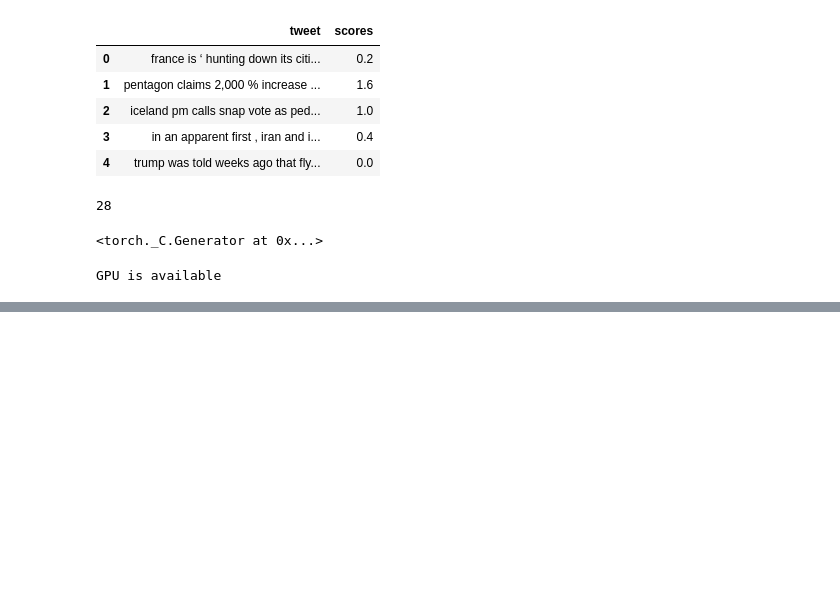
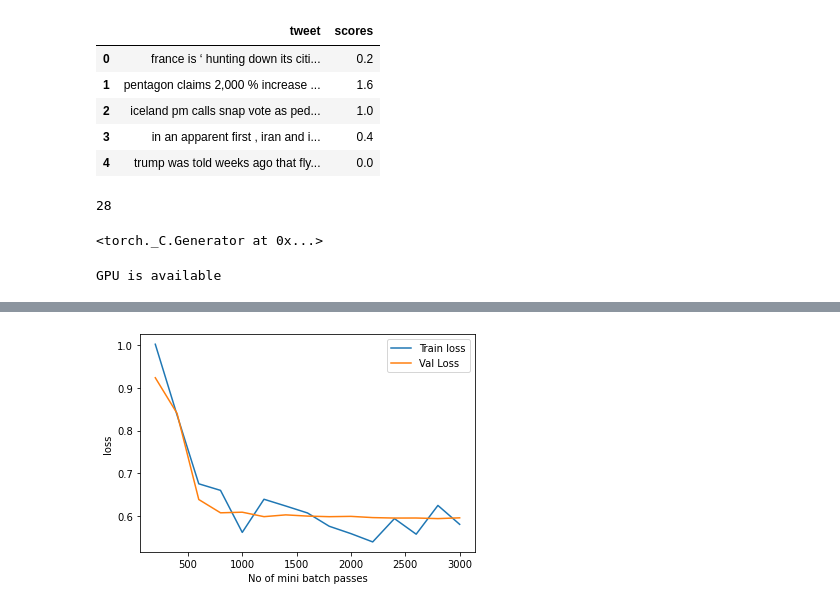
Before and after one commit to shashank-m/humour_detection, a Jupyter notebook: funny.ipynb, the cells around one changed output, grey strips where cells are left out. Cells and saved outputs as stored; diff of their text form; code cells hidden in the pictures; blank space fills up the shorter version.

```diff
--- a/funny.ipynb
+++ b/funny.ipynb
@@ -412,0 +438,3 @@ for line in f:
+# %%
+train_validate(30,1e-5,150,1)
+# %% [output]
@@ -412,0 +457 @@ for line in f:
+[figure, added]
```
Also changed, not shown: parts of 20 cells of this notebook.
